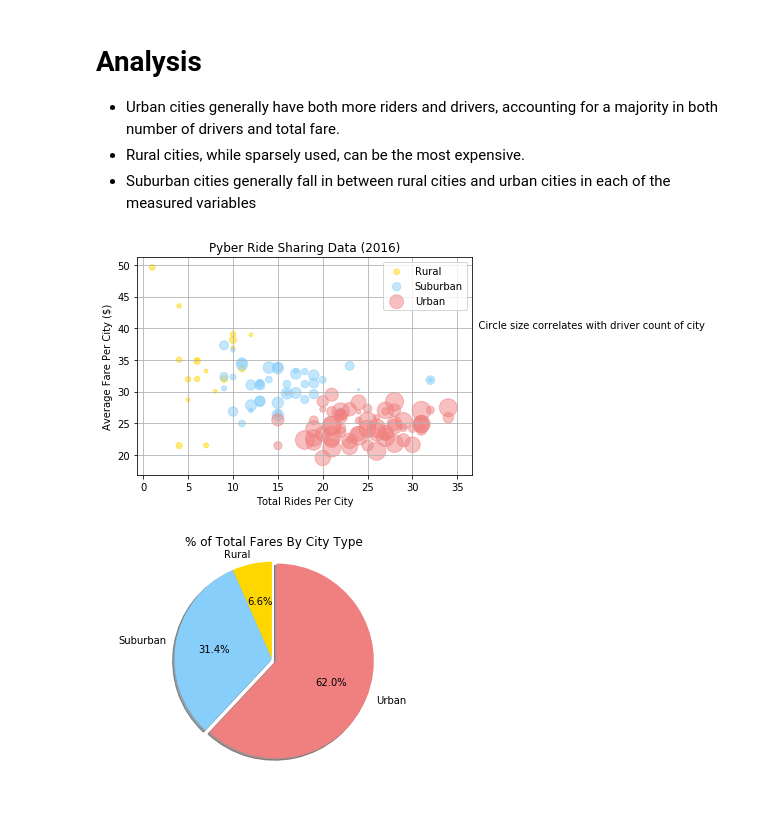
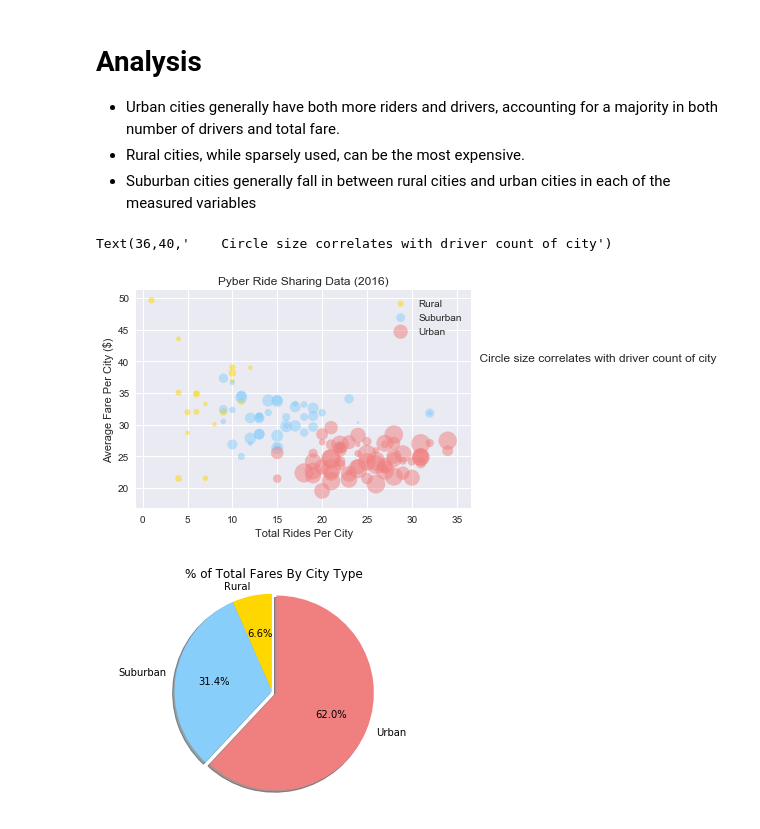
Before and after one commit to mu13j/Pyber, a Jupyter notebook: Pyber/Pyber.ipynb, the cells around one changed output. Cells and saved outputs as stored; diff of their text form; code cells hidden in the pictures.

```diff
--- a/Pyber/Pyber.ipynb
+++ b/Pyber/Pyber.ipynb
@@ -41,18 +43,20 @@ groups=e.groupby('type')
 # %%
 #Bubble Chart
 labels=[]
+sns.set(color_codes=True)
+plt.grid()
 for name, group in groups:
     plt.scatter(group['Total Number of Rides'],group['Average Fare'],s=5*group['Total Number of Drivers'],alpha=0.5,color=group['color'])
     labels.append(name)
 plt.xlabel('Total Rides Per City')
 plt.ylabel('Average Fare Per City ($)')
 plt.title('Pyber Ride Sharing Data (2016)')
 plt.grid(axis='both')
 plt.legend(labels)
 plt.annotate('    Circle size correlates with driver count of city',xy=(36,40))
-plt.show()
 # %% [output]
+Text(36,40,'    Circle size correlates with driver count of city')
-[figure, old version]
+[figure, new version]
 # %%
 #Pie Chart for % Total Fares By City Types
 plt.title("% of Total Fares By City Type")
```
Also changed, not shown: parts of 2 cells of this notebook, 39 other files.
